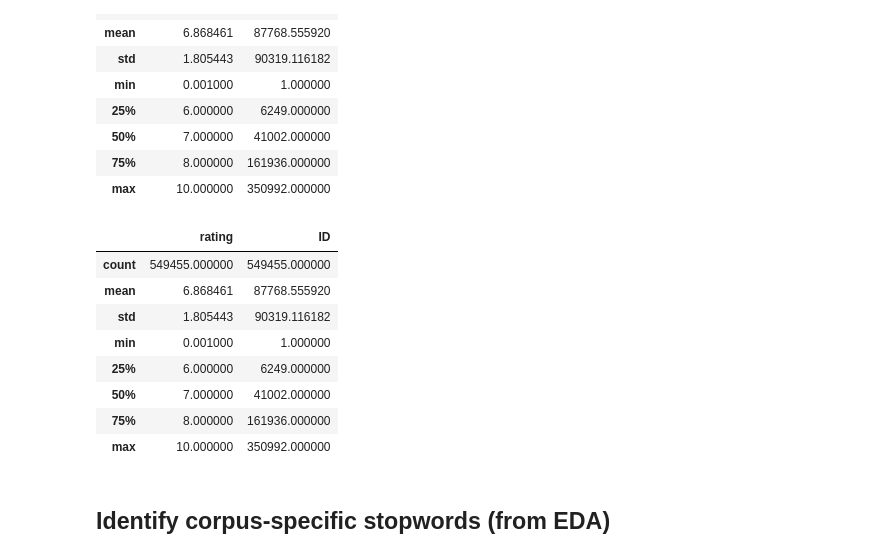
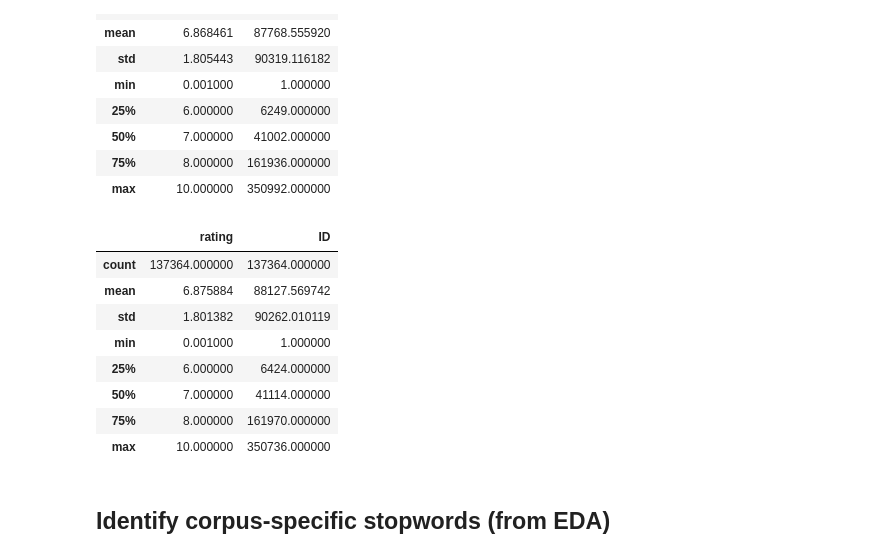
Before and after one commit to squareleaf/game-mechanic-capstone, a Jupyter notebook: Preprocessing_game_review_capstone.ipynb, the cells around one changed output. Drawn from its saved outputs; the diff is of its cells as text; code cells hidden in the pictures.

```diff
--- a/Preprocessing_game_review_capstone.ipynb
+++ b/Preprocessing_game_review_capstone.ipynb
@@ -106,18 +117,21 @@ Name: 5942192, dtype: object
 | 75% | 8.000000 | 161936.000000 |
 | max | 10.000000 | 350992.000000 |
 # %%
-reviews_subset_df = pd.read_csv('/content/drive/MyDrive/Springboard DS/data/english_only_game_reviews.csv', index_col=0)
+reviews_subset_df = pd.read_csv(
+    '/content/drive/MyDrive/Springboard DS/data/english_only_game_reviews.csv',
+    index_col=0)
+reviews_subset_df = reviews_subset_df.sample(frac=0.25, replace=False, random_state=42)
 reviews_subset_df.describe()
 # %% [output]
 |  | rating | ID |
-| count | 549455.000000 | 549455.000000 |
-| mean | 6.868461 | 87768.555920 |
-| std | 1.805443 | 90319.116182 |
+| count | 137364.000000 | 137364.000000 |
+| mean | 6.875884 | 88127.569742 |
+| std | 1.801382 | 90262.010119 |
 | min | 0.001000 | 1.000000 |
-| 25% | 6.000000 | 6249.000000 |
-| 50% | 7.000000 | 41002.000000 |
-| 75% | 8.000000 | 161936.000000 |
-| max | 10.000000 | 350992.000000 |
+| 25% | 6.000000 | 6424.000000 |
+| 50% | 7.000000 | 41114.000000 |
+| 75% | 8.000000 | 161970.000000 |
+| max | 10.000000 | 350736.000000 |
 # %% [markdown]
 ## Identify corpus-specific stopwords (from EDA)
 # %%
```
Also changed, not shown: parts of 35 cells of this notebook, 1 other file.
